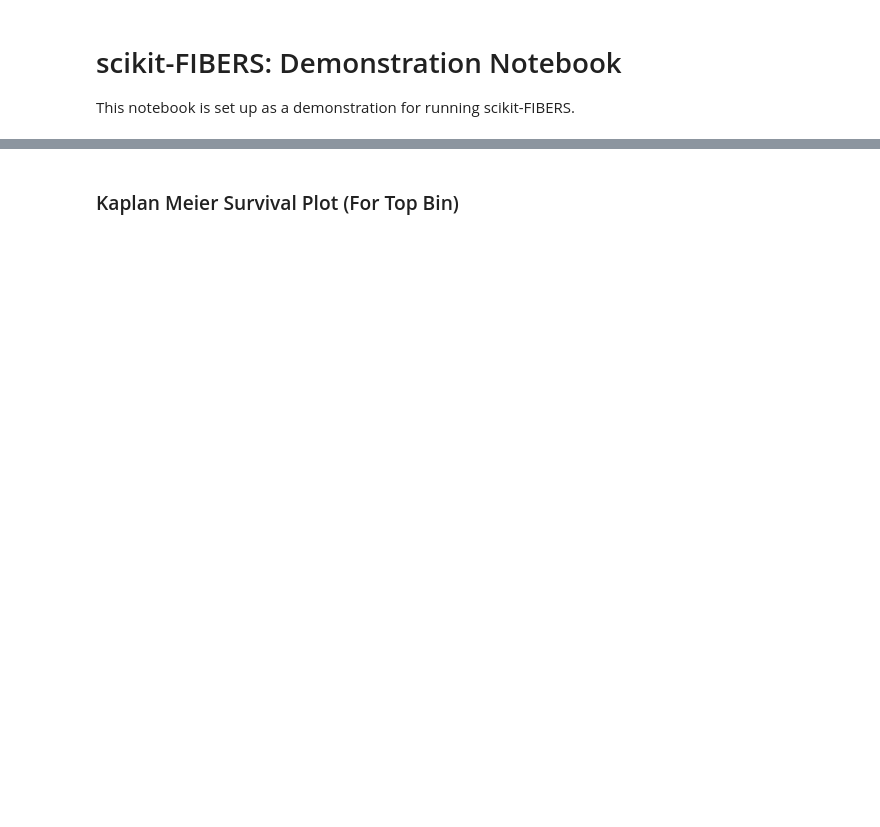
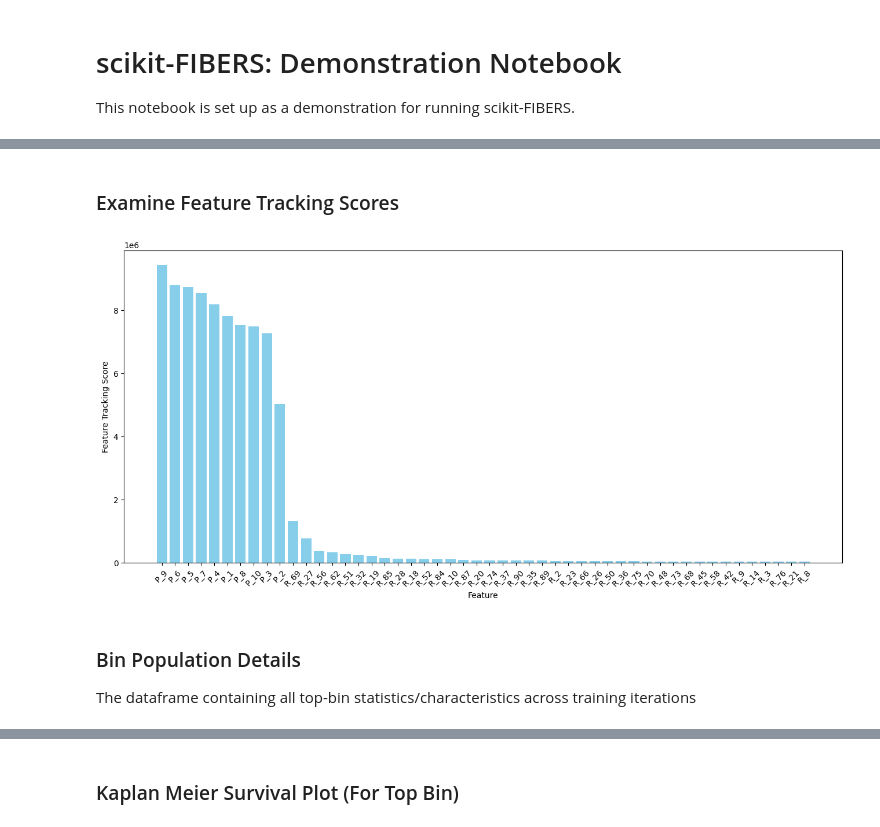
Before and after one commit to UrbsLab/scikit-FIBERS, a Jupyter notebook: FIBERS_Demo_Notebook.ipynb, the cells around one changed output, grey strips where cells are left out. Cells and saved outputs as stored; diff of their text form; code cells hidden in the pictures; blank space fills up the shorter version.

```diff
--- a/FIBERS_Demo_Notebook.ipynb
+++ b/FIBERS_Demo_Notebook.ipynb
@@ -49,0 +81,9 @@ Elapsed Time (sec):  78.44402527809143 seconds
+# %% [markdown]
+### Examine Feature Tracking Scores
+# %%
+fibers.get_feature_tracking_plot(max_features=50,save=True,output_folder=output_folder,data_name=data_name)
+# %% [output]
+[figure, added]
+# %% [markdown]
+### Bin Population Details
+The dataframe containing all top-bin statistics/characteristics across training iterations
```
Also changed, not shown: parts of 45 cells of this notebook, 4 other files.
